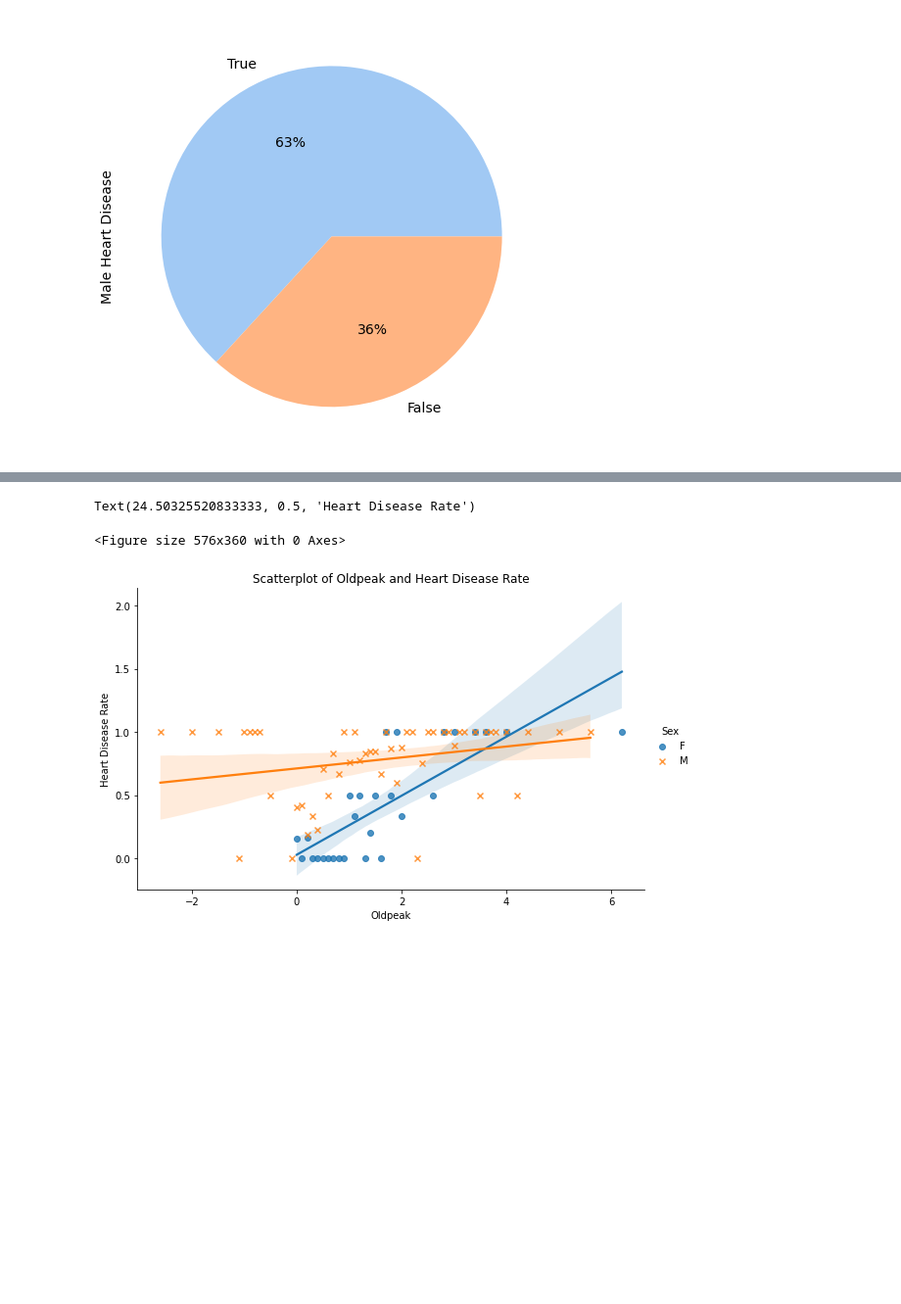
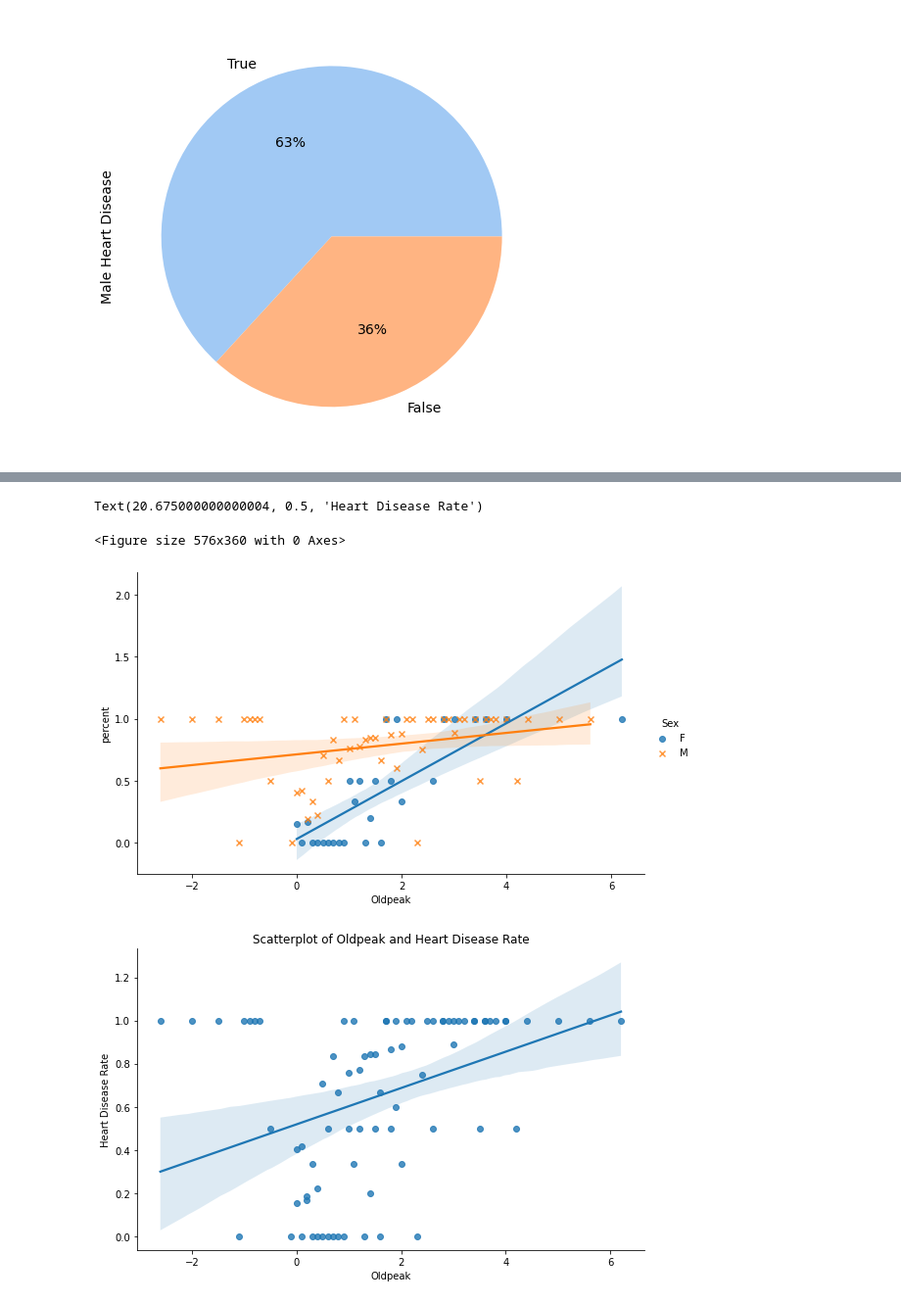
Before and after one commit to rskpdev/ECE-143-Project, a Jupyter notebook: notebooks/ece143project_1.ipynb, the cells around one changed output, grey strips where cells are left out. Shown at 98% size. Cells and saved outputs as stored; diff of their text form; code cells hidden in the pictures; blank space fills up the shorter version.

```diff
--- a/notebooks/ece143project_1.ipynb
+++ b/notebooks/ece143project_1.ipynb
@@ -294,17 +299,19 @@ Text(25.142415364583336, 0.5, 'Heart Disease Rate')
 # %%
 BS_data = df[['Sex','Oldpeak','HeartDisease']].value_counts().unstack().rename(columns={0:"no", 1:"yes"})
 BS_data.fillna(0.0,inplace=True)
 BS_data['percent']=BS_data.apply(lambda x:x.yes/(x.no+x.yes) ,axis=1)
 BS_data.reset_index(inplace=True)
 
 plt.figure(figsize=(8,5))
 sns.lmplot(x='Oldpeak', y='percent', data=BS_data, hue='Sex', height=5, aspect=1.6,markers=["o", "x"])
+sns.lmplot(x='Oldpeak', y='percent', data=BS_data, height=5, aspect=1.6)
 plt.title('Scatterplot of Oldpeak and Heart Disease Rate')
 plt.ylabel('Heart Disease Rate')
 # %% [output]
-Text(24.50325520833333, 0.5, 'Heart Disease Rate')
+Text(20.675000000000004, 0.5, 'Heart Disease Rate')
 <Figure size 576x360 with 0 Axes>
-[figure, old version]
+[figure, new version]
+[figure, added]
 # %%
 BS_data = df[['Sex','MaxHR','HeartDisease']].value_counts().unstack().rename(columns={0:"no", 1:"yes"})
 BS_data.fillna(0.0,inplace=True)
```
Also changed, not shown: parts of 6 cells of this notebook.
